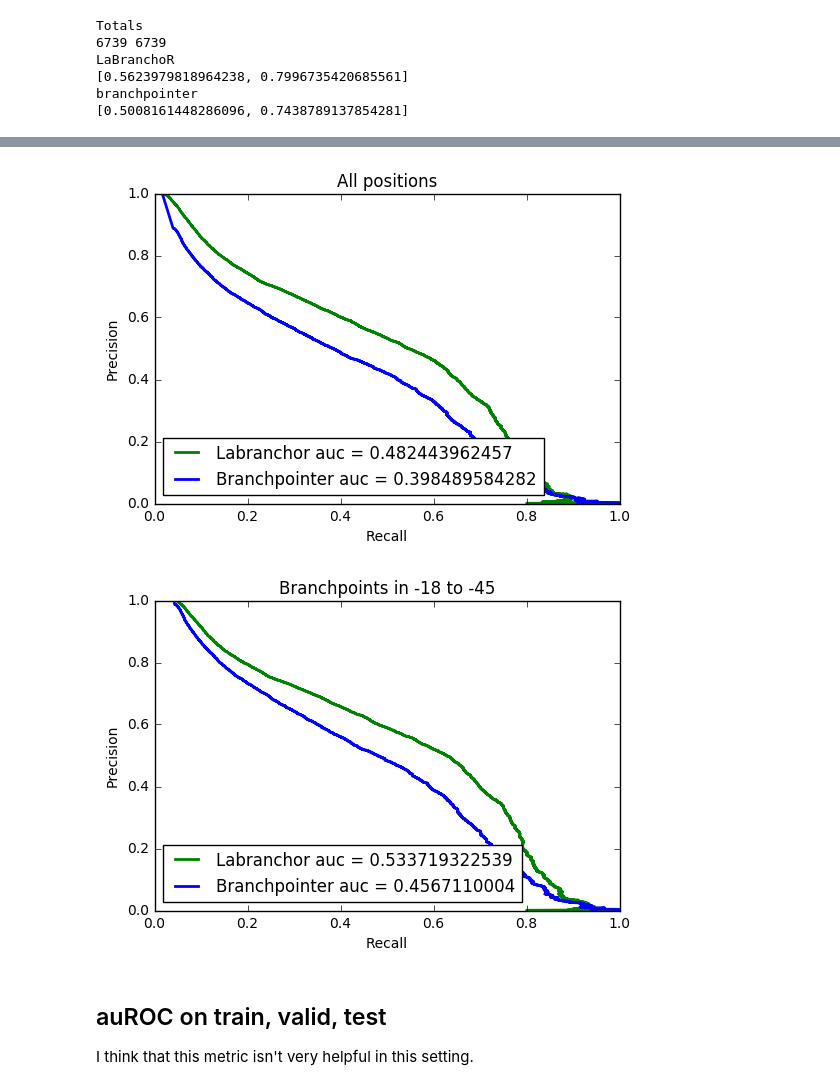
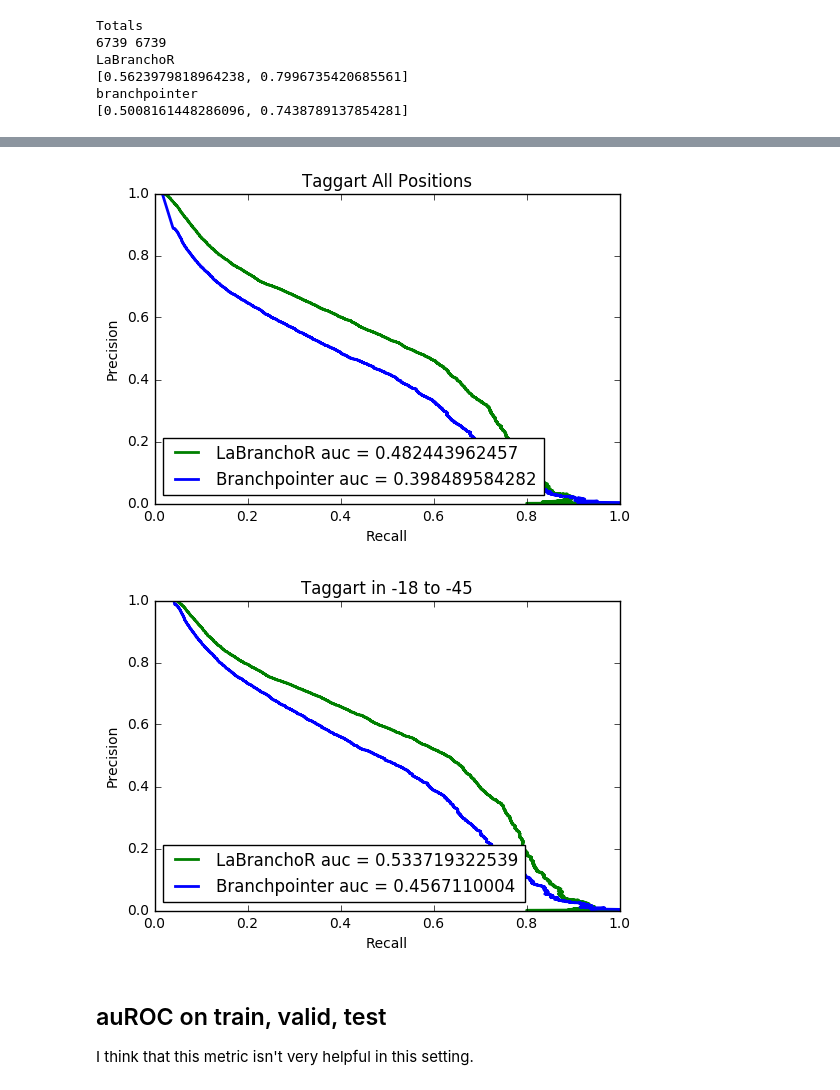
Before and after one commit to jpaggi/labranchor, a Jupyter notebook: notebooks/performance_taggart.ipynb, the cells around one changed output, grey strips where cells are left out. Cells and saved outputs as stored; diff of their text form; code cells hidden in the pictures.

```diff
--- a/notebooks/performance_taggart.ipynb
+++ b/notebooks/performance_taggart.ipynb
@@ -500,33 +498,33 @@ bptr_roc(y_filt[:, -45:-18], bptr[:, -45:-18], lstm[:, -45:-18], 'Branchpoints i
 # %%
 def bptr_prc(y, bptr, lstm, title):
     bptr = bptr[np.max(y, axis = 1)>0].flatten()
     lstm = lstm[np.max(y, axis = 1)>0].flatten()
     y = y[np.max(y, axis = 1)>0].flatten()
 
     fpr, tpr, _ = metrics.precision_recall_curve(y[y != -1],
                                                  lstm[y != -1],
                                                  pos_label=1)
     auc = metrics.average_precision_score(y[y != -1],
                                           lstm[y != -1])
-    plt.plot(fpr, tpr, label = "Labranchor auc = {}".format(auc), lw = 2, c = 'g')
+    plt.plot(fpr, tpr, label = "LaBranchoR auc = {}".format(auc), lw = 2, c = 'g')
 
     fpr, tpr, _ = metrics.precision_recall_curve(y[y != -1],
                                                  bptr[y != -1],
                                                  pos_label=1)
     auc = metrics.average_precision_score(y[y != -1],
                                           bptr[y != -1])
     plt.plot(fpr, tpr, label = "Branchpointer auc = {}".format(auc), lw = 2, c = 'b')
     plt.legend(loc = 3)
     plt.ylabel("Precision")
     plt.xlabel("Recall")
     plt.title(title)
     plt.show()
 
-bptr_prc(y_filt, bptr, lstm, 'All positions')
-bptr_prc(y_filt[:, -45:-18], bptr[:, -45:-18], lstm[:, -45:-18], 'Branchpoints in -18 to -45')
+bptr_prc(y_filt, bptr, lstm, 'Taggart All Positions')
+bptr_prc(y_filt[:, -45:-18], bptr[:, -45:-18], lstm[:, -45:-18], 'Taggart in -18 to -45')
 # %% [output]
-[figure, old version]
+[figure, new version]
-[figure, old version]
+[figure, new version]
 # %% [markdown]
 ## auROC on train, valid, test
 
```
Also changed, not shown: parts of 2 cells of this notebook, 1 other file.
